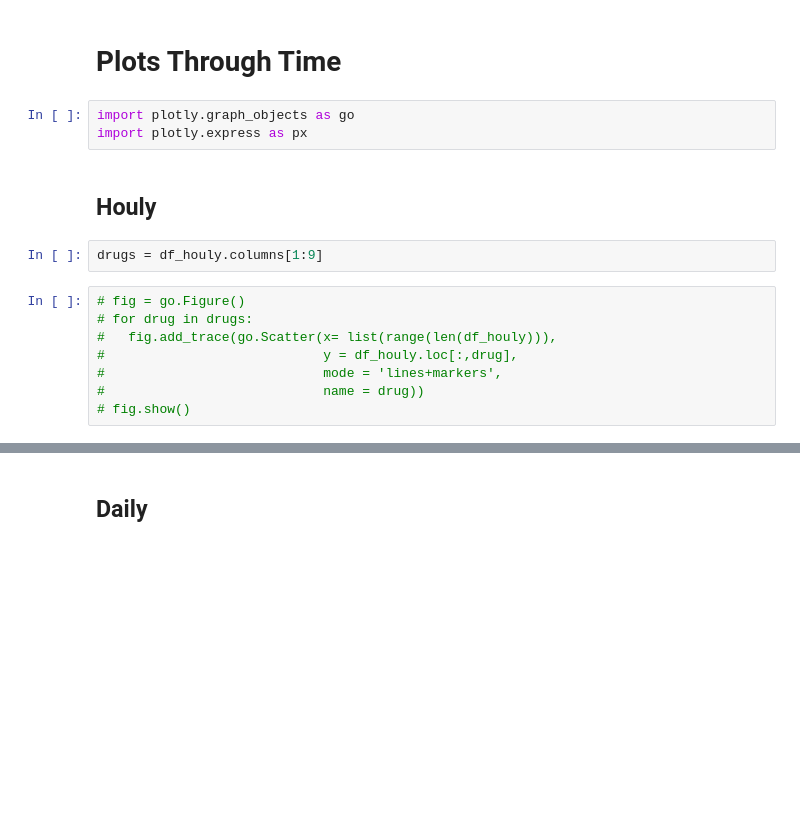
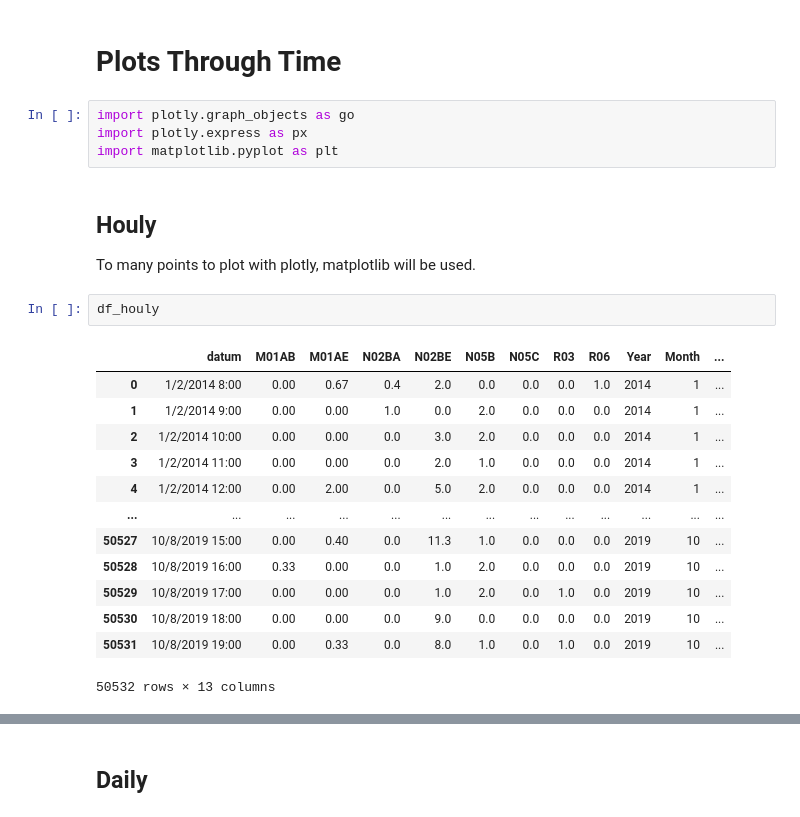
Before and after one commit to rtegao/Pharma-Sales, a Jupyter notebook: EDA/EDA.ipynb, the cells around one changed output, grey strips where cells are left out. Cells and saved outputs as stored; diff of their text form; blank space fills up the shorter version.

```diff
--- a/EDA.ipynb
+++ b/EDA/EDA.ipynb
@@ -122,15 +120,24 @@ df_monthly.describe()
 # %%
 import plotly.graph_objects as go
 import plotly.express as px
+import matplotlib.pyplot as plt
-# %% [markdown]
-## Houly
-# %%
-drugs = df_houly.columns[1:9]
-# %%
-# fig = go.Figure()
-# for drug in drugs:
-#   fig.add_trace(go.Scatter(x= list(range(len(df_houly))),
-#                            y = df_houly.loc[:,drug],
-#                            mode = 'lines+markers',
-#                            name = drug))
-# fig.show()
+# %% [markdown]
+## Houly
+
+To many points to plot with plotly, matplotlib will be used.
+# %%
+df_houly
+# %% [output]
+|  | datum | M01AB | M01AE | N02BA | N02BE | N05B | N05C | R03 | R06 | Year | Month | ... |
+| 0 | 1/2/2014 8:00 | 0.00 | 0.67 | 0.4 | 2.0 | 0.0 | 0.0 | 0.0 | 1.0 | 2014 | 1 | ... |
+| 1 | 1/2/2014 9:00 | 0.00 | 0.00 | 1.0 | 0.0 | 2.0 | 0.0 | 0.0 | 0.0 | 2014 | 1 | ... |
+| 2 | 1/2/2014 10:00 | 0.00 | 0.00 | 0.0 | 3.0 | 2.0 | 0.0 | 0.0 | 0.0 | 2014 | 1 | ... |
+| 3 | 1/2/2014 11:00 | 0.00 | 0.00 | 0.0 | 2.0 | 1.0 | 0.0 | 0.0 | 0.0 | 2014 | 1 | ... |
+| 4 | 1/2/2014 12:00 | 0.00 | 2.00 | 0.0 | 5.0 | 2.0 | 0.0 | 0.0 | 0.0 | 2014 | 1 | ... |
+| ... | ... | ... | ... | ... | ... | ... | ... | ... | ... | ... | ... | ... |
+| 50527 | 10/8/2019 15:00 | 0.00 | 0.40 | 0.0 | 11.3 | 1.0 | 0.0 | 0.0 | 0.0 | 2019 | 10 | ... |
+| 50528 | 10/8/2019 16:00 | 0.33 | 0.00 | 0.0 | 1.0 | 2.0 | 0.0 | 0.0 | 0.0 | 2019 | 10 | ... |
+| 50529 | 10/8/2019 17:00 | 0.00 | 0.00 | 0.0 | 1.0 | 2.0 | 0.0 | 1.0 | 0.0 | 2019 | 10 | ... |
+| 50530 | 10/8/2019 18:00 | 0.00 | 0.00 | 0.0 | 9.0 | 0.0 | 0.0 | 0.0 | 0.0 | 2019 | 10 | ... |
+| 50531 | 10/8/2019 19:00 | 0.00 | 0.33 | 0.0 | 8.0 | 1.0 | 0.0 | 1.0 | 0.0 | 2019 | 10 | ... |
+50532 rows × 13 columns
```
Also changed, not shown: parts of 3 cells of this notebook.
